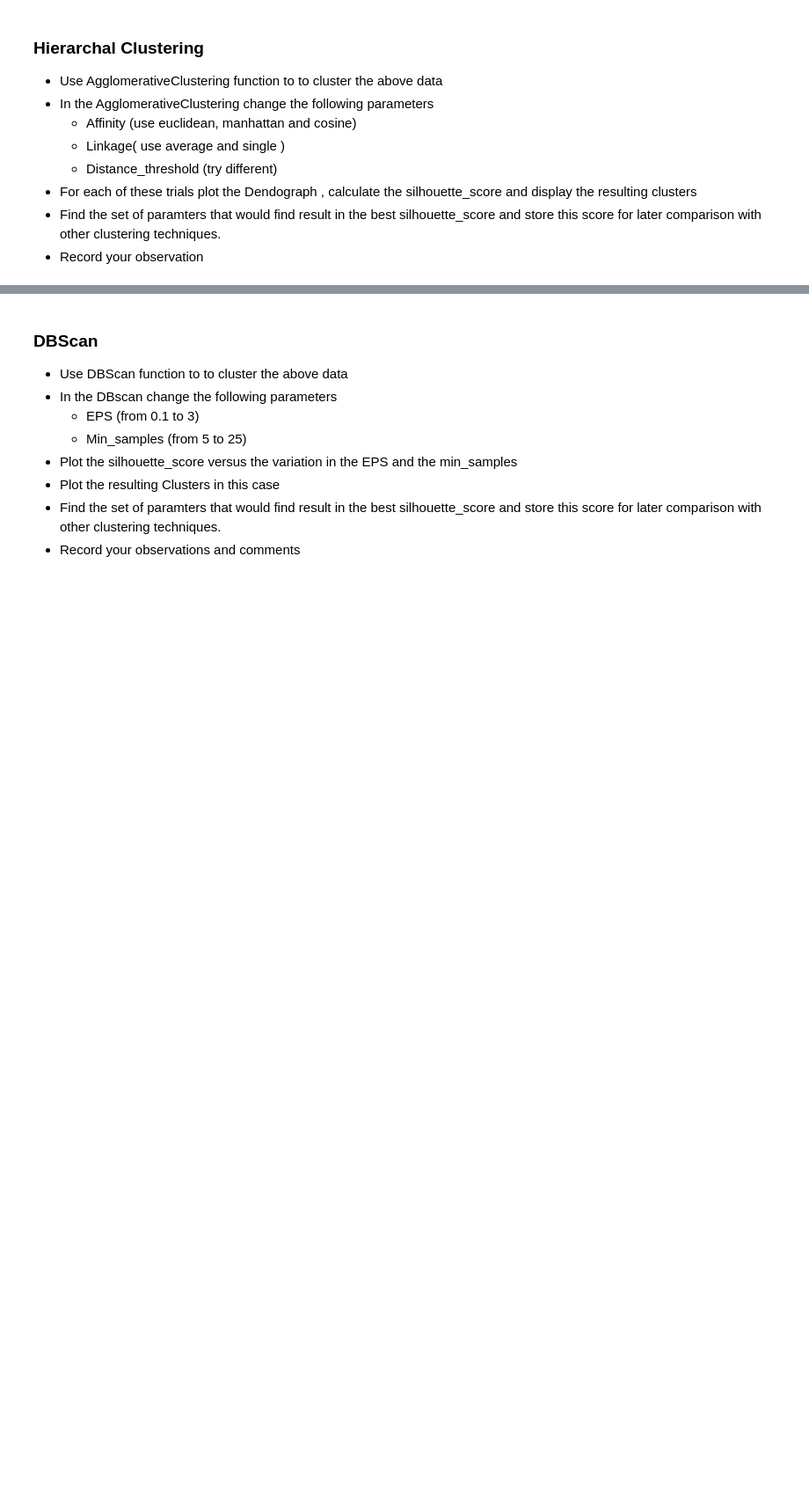
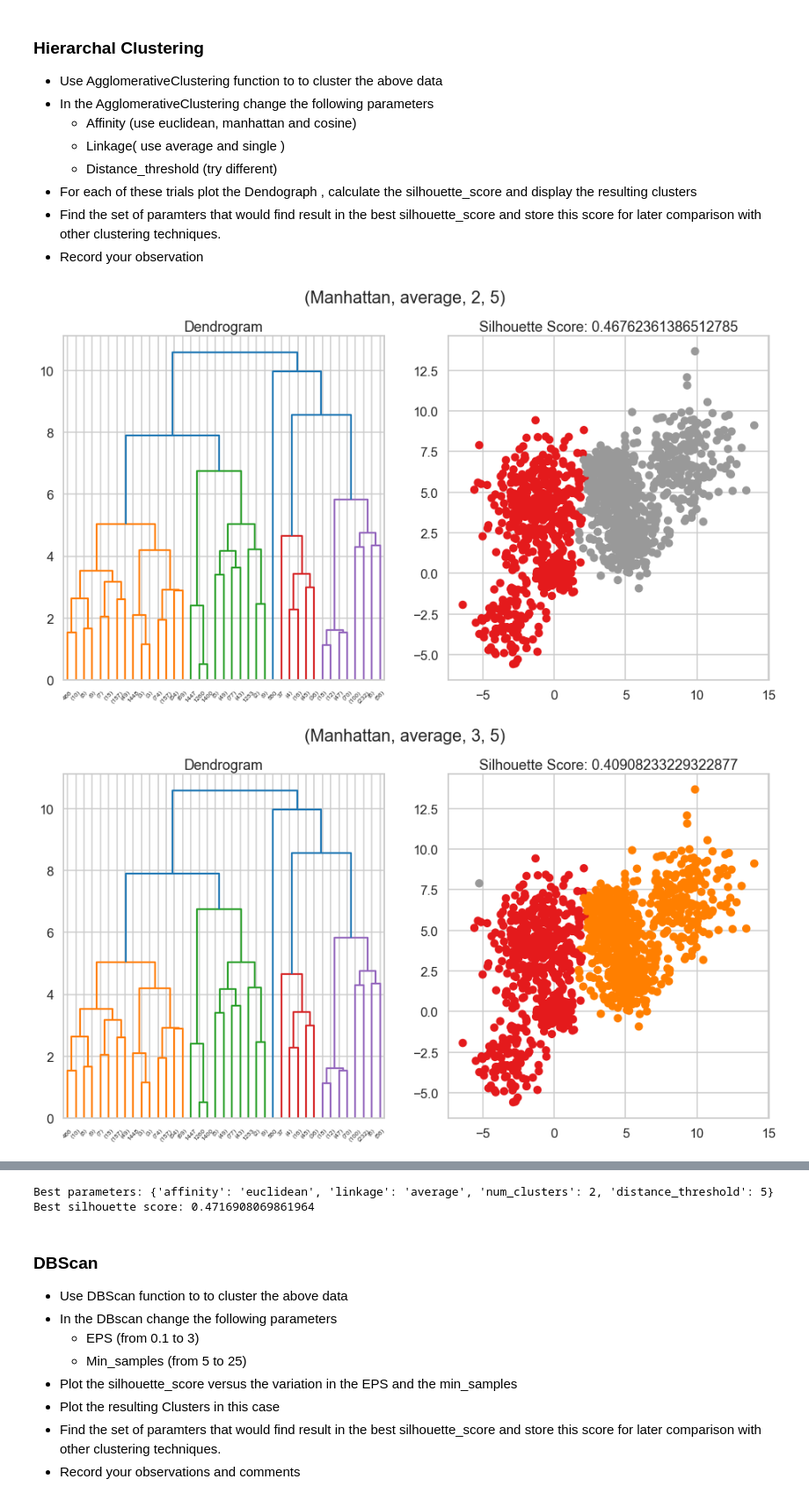
Before and after one commit to RamezGhayes/Cluster-Project, a Jupyter notebook: Clustering Project trial 1.ipynb, the cells around one changed output, grey strips where cells are left out. Shown at 88% size. Saved outputs shown, nothing was run; the diff lists cells and outputs as text; code cells hidden in the pictures; blank space fills up the shorter version.

```diff
--- a/Clustering Project trial 1.ipynb
+++ b/Clustering Project trial 1.ipynb
@@ -153,3 +153,53 @@ The silhouette score for the best K is 0.4751544541991239
 * For each of these trials plot the Dendograph , calculate the silhouette_score and display the resulting clusters
 * Find the set of paramters that would find result in the best silhouette_score and store this score for later comparison with other clustering techniques.
 * Record your observation
+# %%
+import numpy as np
+import matplotlib.pyplot as plt
+from sklearn.cluster import AgglomerativeClustering
+from sklearn.metrics import silhouette_score
+from scipy.cluster.hierarchy import dendrogram, linkage
+
+# define parameters to search over
+affinities = [ 'cityblock','euclidean', 'cosine']
+linkages = ['average', 'single']
+num_clusters_range = range(2, 4)
+distance_thresholds = [5]
+
+# perform grid search for best parameters
+best_score = -1
+best_params = {}
+for affinity in affinities:
+    for linkage_type in linkages:
+        for num_clusters in num_clusters_range:
+            for distance_threshold in distance_thresholds:
+                if num_clusters is not None:
+                    model = AgglomerativeClustering(n_clusters=num_clusters, affinity=affinity, linkage=linkage_type)
+                else:
+                    model = AgglomerativeClustering(n_clusters=None, affinity=affinity, linkage=linkage_type, distance_threshold=distance_threshold)
+                cluster_labels = model.fit_predict(Multi_blob_Data)
+                score = silhouette_score(Multi_blob_Data, cluster_labels)
+                # plot dendrogram and clusters
+                fig, ax = plt.subplots(1, 2, figsize=(16, 8))
+                if affinity != 'cityblock':
+                    fig.suptitle(f"({affinity}, {linkage_type}, {num_clusters}, {distance_threshold})")
+                else:
+                    fig.suptitle(f"({'Manhattan'}, {linkage_type}, {num_clusters}, {distance_threshold})")
+
+                Z = linkage(Multi_blob_Data, method=linkage_type, metric=affinity)
+                dend = dendrogram(Z, ax=ax[0], truncate_mode='level', p=5, show_contracted=True)
+                ax[0].set_title("Dendrogram")
+                ax[1].scatter(Multi_blob_Data[:,0], Multi_blob_Data[:,1], c=cluster_labels, cmap='Set1')
+                ax[1].set_title(f"Silhouette Score: {score}")
+                plt.show()
+                # check if this set of parameters yields a better score
+                if score > best_score:
+                    best_score = score
+                    best_params = {'affinity': affinity, 'linkage': linkage_type, 'num_clusters': num_clusters, 'distance_threshold': distance_threshold}
+
+# print best parameters and score
+print(f"Best parameters: {best_params}")
+print(f"Best silhouette score: {best_score}")
+# %% [output]
+[figure, added]
+[figure, added]
@@ -156,3 +216,5 @@ The silhouette score for the best K is 0.4751544541991239
+Best parameters: {'affinity': 'euclidean', 'linkage': 'average', 'num_clusters': 2, 'distance_threshold': 5}
+Best silhouette score: 0.4716908069861964
 # %% [markdown]
 ### DBScan
 * Use DBScan function to  to cluster the above data
```
Also changed, not shown: parts of 9 cells of this notebook.
